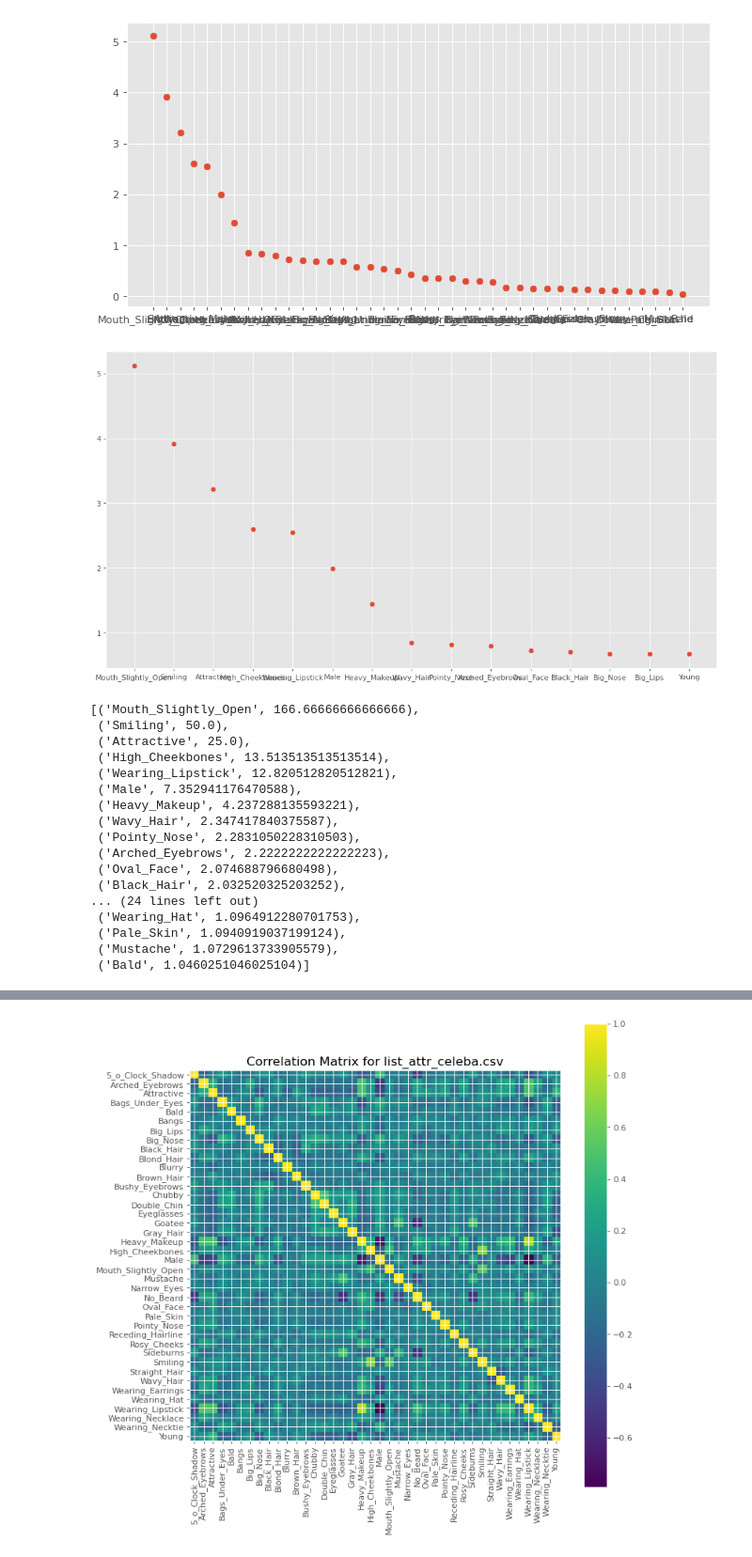
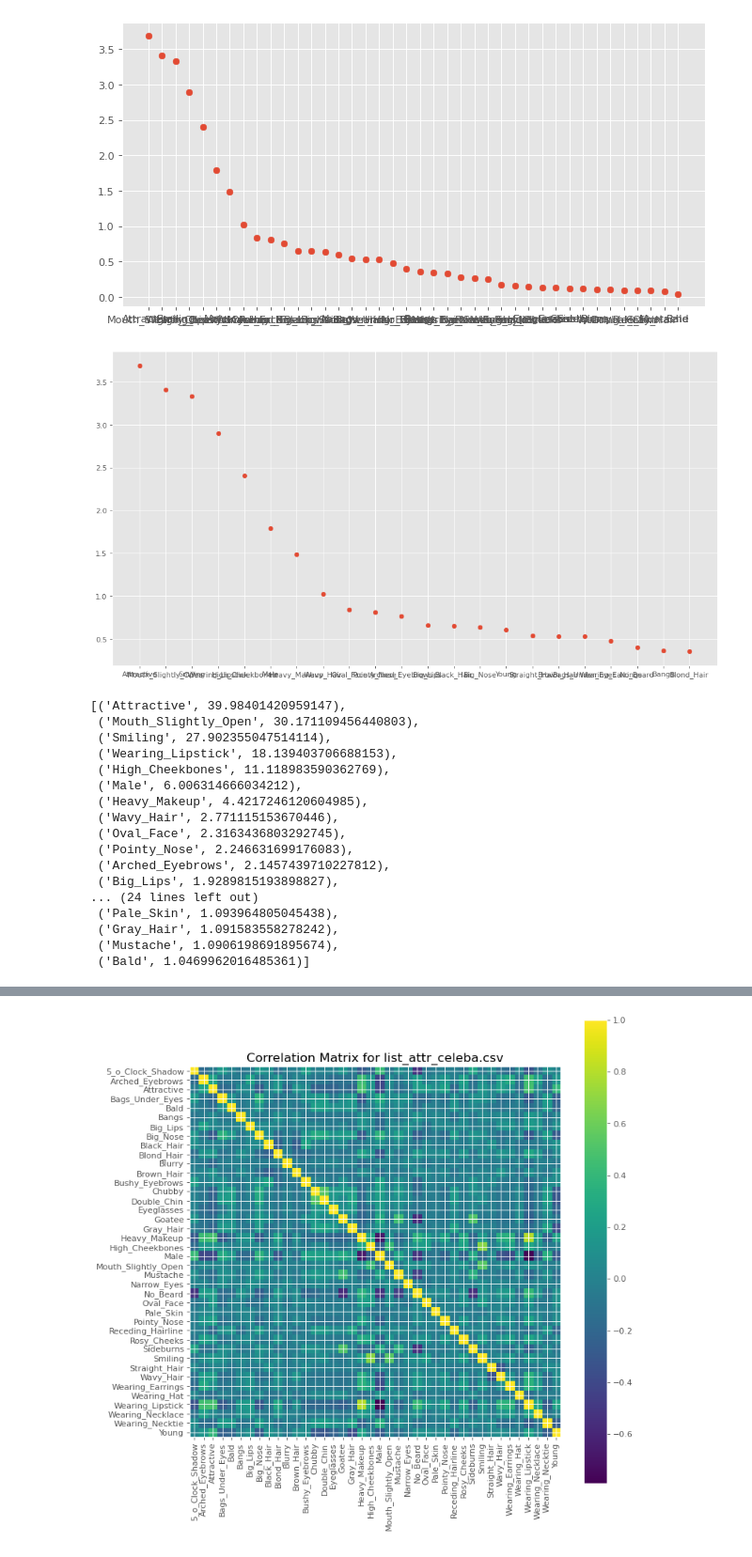
Before and after one commit to Wissem0/Projet-Integrateur-Classification-d-images, a Jupyter notebook: CNN example/dataset_analysis.ipynb, the cells around one changed output, grey strips where cells are left out. Shown: that part at 94% size. Cells and saved outputs as stored; diff of their text form; code cells hidden in the pictures.

```diff
--- a/CNN example/dataset_analysis.ipynb
+++ b/CNN example/dataset_analysis.ipynb
@@ -6,8 +6,7 @@ IMAGES_PATH = main_folder + "img_align_celeba/img_align_celeba/"
 MODEL_HANDLE = "./model"
 IMAGE_SIZE = (220, 220)
 # %%
-nRowsRead = 1000
-df1 = pd.read_csv(ATTR_PATH, delimiter=',', nrows = nRowsRead)
+df1 = pd.read_csv(ATTR_PATH, delimiter=',')
 df1.dataframeName = 'list_attr_celeba.csv'
 nRow, nCol = df1.shape
 print(f'There are {nRow} rows and {nCol} columns')
@@ -76,51 +75,51 @@ for column in df1:
         score = abs(a-b)/(a+b)
         scores.append((column,1/score))
 scores.sort(reverse = True)
 scores.sort(key=lambda a: a[1])
 scores.reverse()
 
 import matplotlib.pyplot as plt
 from matplotlib.pyplot import figure
 from math import log
-N1 = 15
+N1 = 22
 N2 = 40
 scores_subset1 = [x for index, x in enumerate(scores) if index < N1]
 scores_subset2 = [x for index, x in enumerate(scores) if index < N2]
 
 scores1 = [(elem1, log(elem2)) for elem1, elem2 in scores_subset1]
 scores2 = [(elem1, log(elem2)) for elem1, elem2 in scores_subset2]
 
 zip(*scores1)
 zip(*scores2)
 
 figure(figsize=(10,5), dpi=80)
 plt.scatter(*zip(*scores2))
 plt.show()
 
 figure(figsize=(15,8), dpi=80)
 plt.scatter(*zip(*scores1))
 plt.show()
 
 
 scores
 # %% [output]
-[figure, old version]
+[figure, new version]
-[figure, old version]
+[figure, new version]
-[('Mouth_Slightly_Open', 166.66666666666666),
- ('Smiling', 50.0),
- ('Attractive', 25.0),
- ('High_Cheekbones', 13.513513513513514),
- ('Wearing_Lipstick', 12.820512820512821),
- ('Male', 7.352941176470588),
- ('Heavy_Makeup', 4.237288135593221),
- ('Wavy_Hair', 2.347417840375587),
- ('Pointy_Nose', 2.2831050228310503),
- ('Arched_Eyebrows', 2.2222222222222223),
- ('Oval_Face', 2.074688796680498),
- ('Black_Hair', 2.032520325203252),
+[('Attractive', 39.98401420959147),
+ ('Mouth_Slightly_Open', 30.171109456440803),
+ ('Smiling', 27.902355047514114),
+ ('Wearing_Lipstick', 18.139403706688153),
+ ('High_Cheekbones', 11.118983590362769),
+ ('Male', 6.006314666034212),
+ ('Heavy_Makeup', 4.4217246120604985),
+ ('Wavy_Hair', 2.771115153670446),
+ ('Oval_Face', 2.3163436803292745),
+ ('Pointy_Nose', 2.246631699176083),
+ ('Arched_Eyebrows', 2.1457439710227812),
+ ('Big_Lips', 1.9289815193898827),
 ... (24 lines left out)
- ('Wearing_Hat', 1.0964912280701753),
- ('Pale_Skin', 1.0940919037199124),
- ('Mustache', 1.0729613733905579),
- ('Bald', 1.0460251046025104)]
+ ('Pale_Skin', 1.093964805045438),
+ ('Gray_Hair', 1.091583558278242),
+ ('Mustache', 1.0906198691895674),
+ ('Bald', 1.0469962016485361)]
 # %%
```
Also changed, not shown: parts of 3 cells of this notebook, 1 other file.
